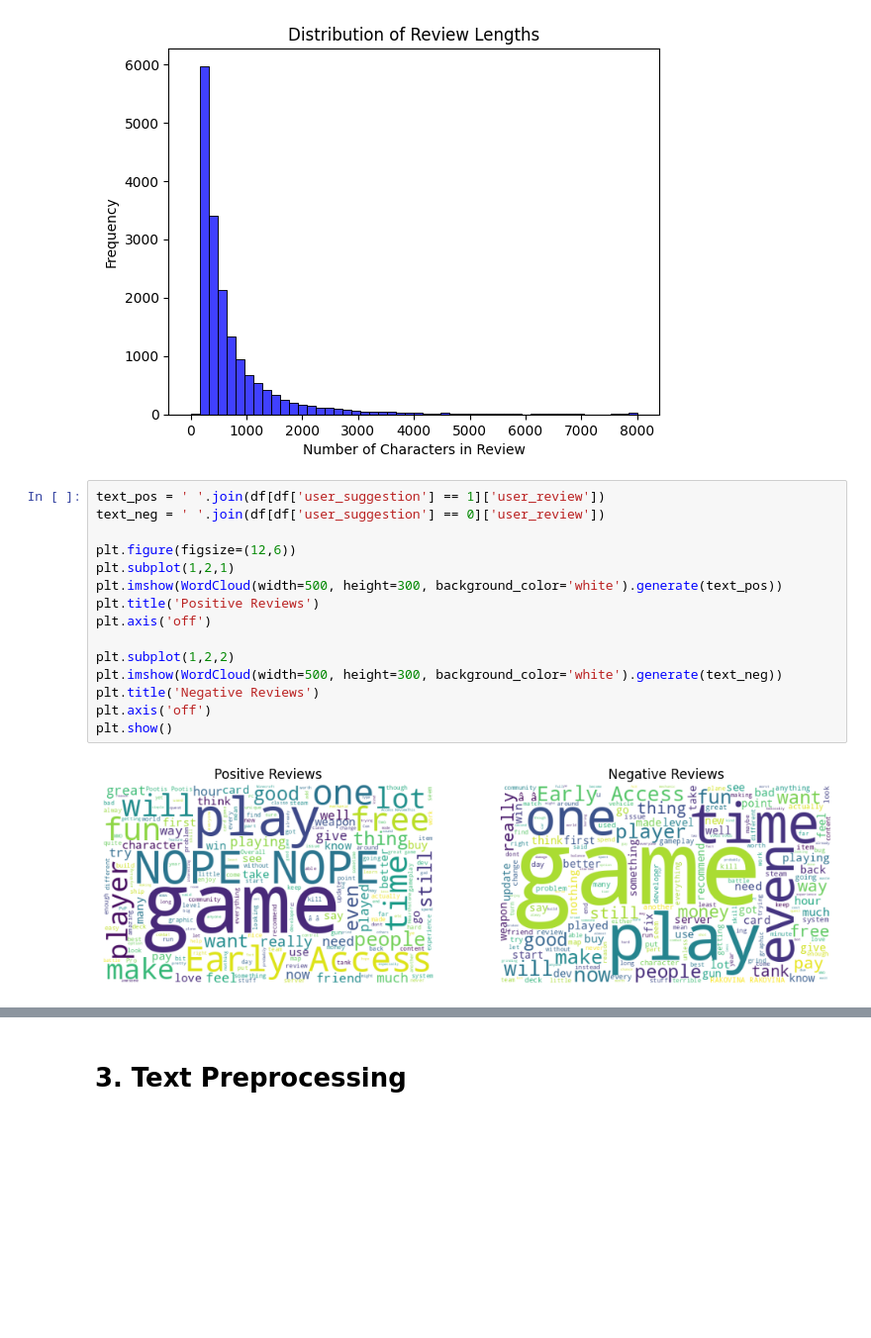
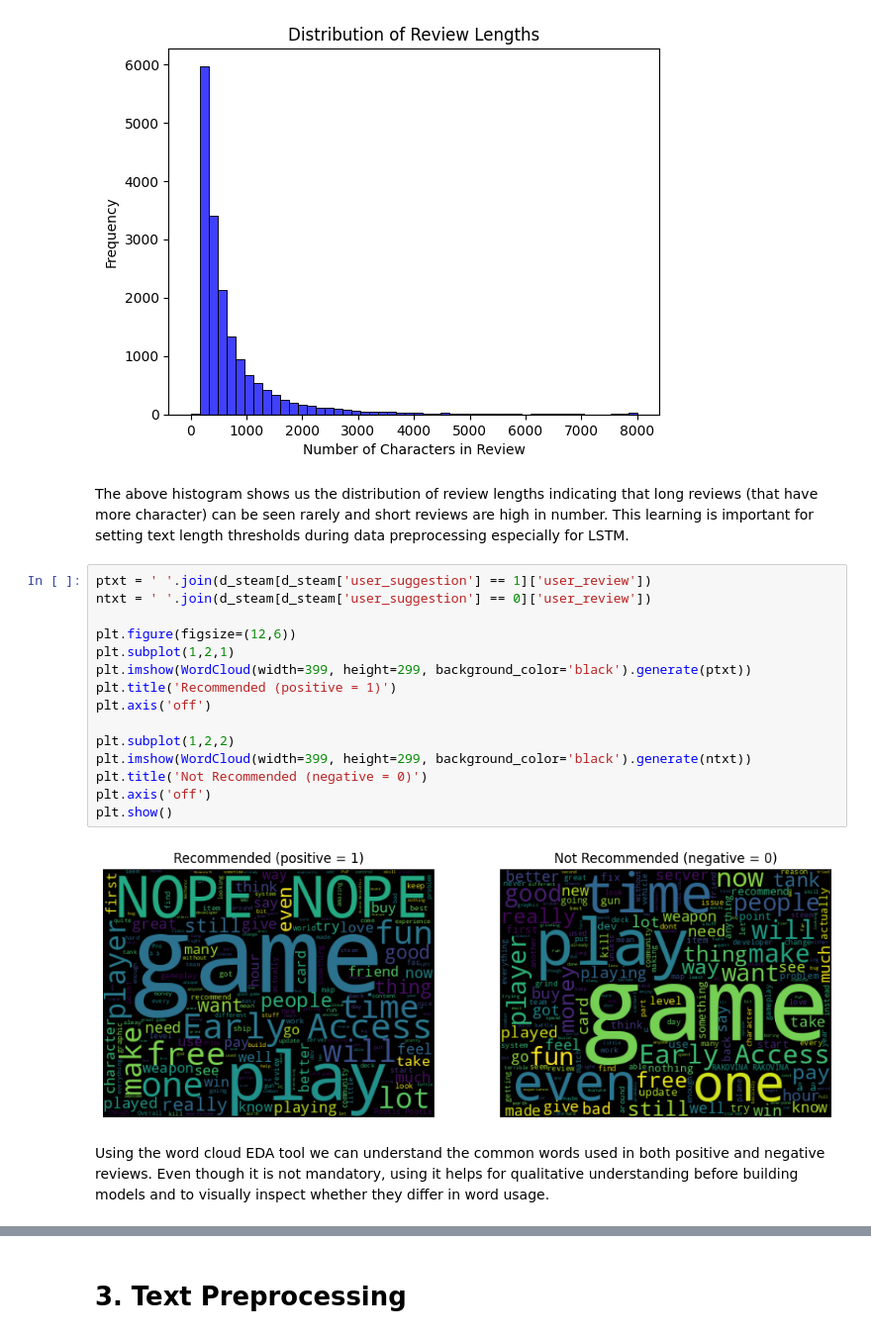
Before and after one commit to Subhangee19/DataAnalysis, a Jupyter notebook: Untitled11.ipynb, the cells around one changed output, grey strips where cells are left out. Shown at 99% size. Drawn from its saved outputs; the diff is of its cells as text; blank space fills up the shorter version.

```diff
--- a/Untitled11.ipynb
+++ b/Untitled11.ipynb
@@ -167,21 +166,25 @@ plt.ylabel('Frequency')
 plt.show()
 # %% [output]
 [figure]
+# %% [markdown]
+The above histogram shows us the distribution of review lengths indicating that long reviews (that have more character) can be seen rarely and short reviews are high in number. This learning is important for setting text length thresholds during data preprocessing especially for LSTM.
 # %%
-text_pos = ' '.join(df[df['user_suggestion'] == 1]['user_review'])
-text_neg = ' '.join(df[df['user_suggestion'] == 0]['user_review'])
+ptxt = ' '.join(d_steam[d_steam['user_suggestion'] == 1]['user_review'])
+ntxt = ' '.join(d_steam[d_steam['user_suggestion'] == 0]['user_review'])
 
 plt.figure(figsize=(12,6))
 plt.subplot(1,2,1)
-plt.imshow(WordCloud(width=500, height=300, background_color='white').generate(text_pos))
-plt.title('Positive Reviews')
+plt.imshow(WordCloud(width=399, height=299, background_color='black').generate(ptxt))
+plt.title('Recommended (positive = 1)')
 plt.axis('off')
 
 plt.subplot(1,2,2)
-plt.imshow(WordCloud(width=500, height=300, background_color='white').generate(text_neg))
-plt.title('Negative Reviews')
+plt.imshow(WordCloud(width=399, height=299, background_color='black').generate(ntxt))
+plt.title('Not Recommended (negative = 0)')
 plt.axis('off')
 plt.show()
 # %% [output]
-[figure, old version]
+[figure, new version]
+# %% [markdown]
+Using the word cloud EDA tool we can understand the common words used in both positive and negative reviews. Even though it is not mandatory, using it helps for qualitative understanding before building models and to visually inspect whether they differ in word usage.
 # %%
```
Also changed, not shown: parts of 28 cells of this notebook.
